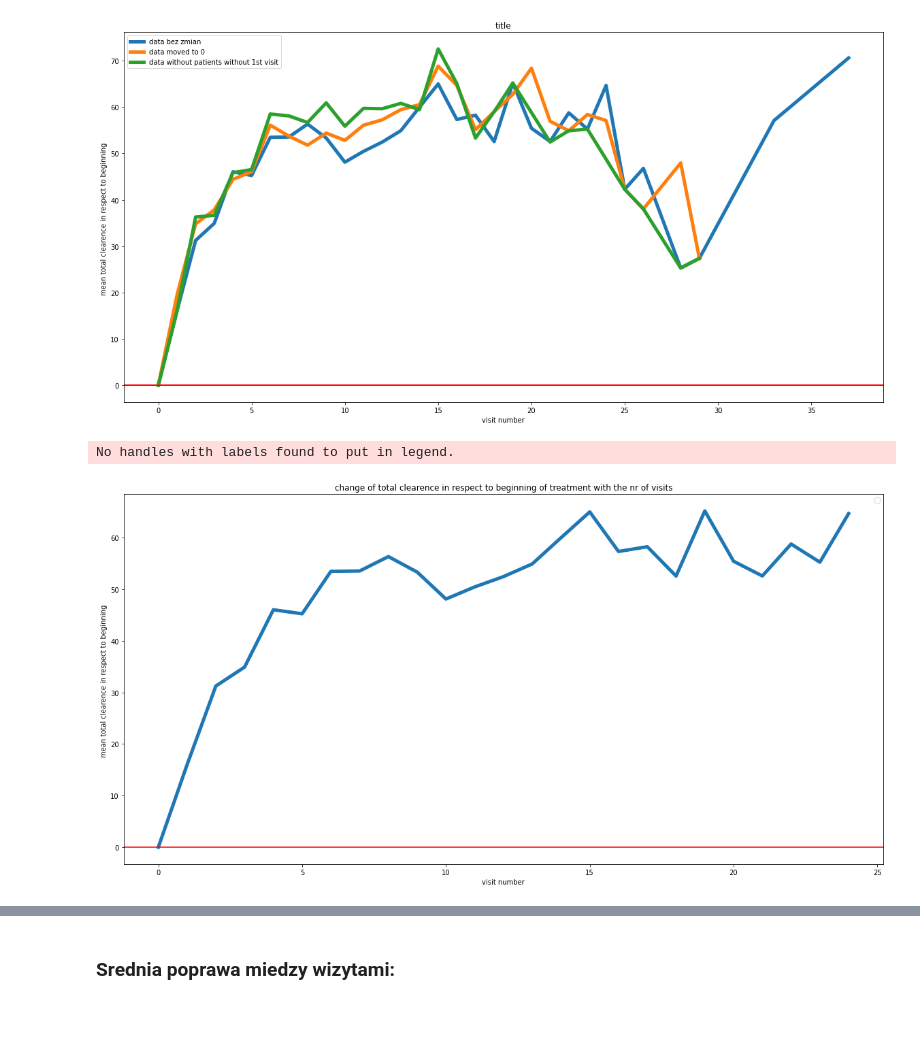
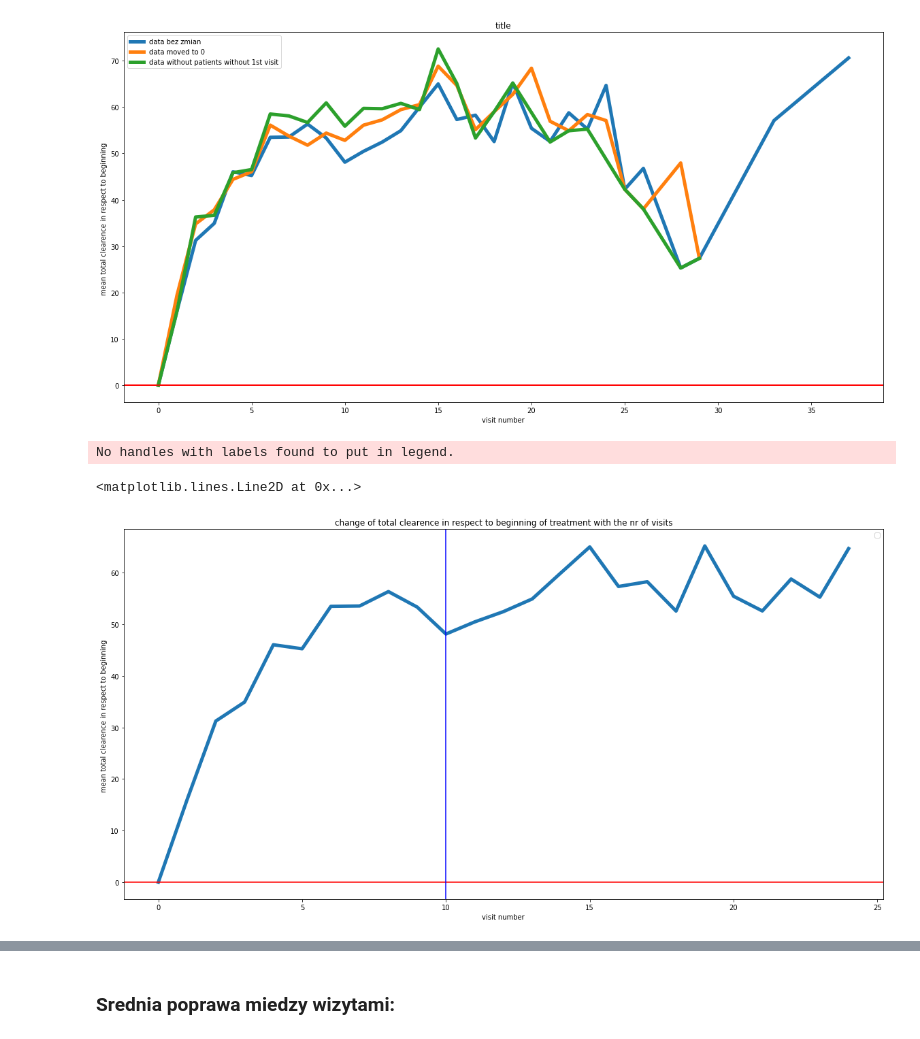
Before and after one commit to szczekulskij/long-term-analysis-of-pws, a Jupyter notebook: main.ipynb, the cells around one changed output, grey strips where cells are left out. Cells and saved outputs as stored; diff of their text form; code cells hidden in the pictures.

Commit message:
finish up 1st graph

```diff
--- a/main.ipynb
+++ b/main.ipynb
@@ -129,13 +129,11 @@ default time group has GROUPS defined as: [0, 90, 180, 270, 360]
 # %%
 plt.figure(figsize=(20,10))
 agg_column_graph(data, label = '', column = 'total_clearence_in_respect_to_beginning', title = 'change of total clearence in respect to beginning of treatment with the nr of visits', cut_last_x_visits = 24)
-
-# Plot x-aline!
-# Fix next graph!
-# plt.ahline(y=0, color='r', linestyle='-')
+plt.axvline(x=9, color='b', linestyle='-')
 # %% [output]
 No handles with labels found to put in legend.
+<matplotlib.lines.Line2D at 0x...>
-[figure, old version]
+[figure, new version]
 # %%
 plt.figure(figsize=(20,10))
 agg_column_graph(data, label = '', column = 'total_clearence_in_between_visits', title = 'change of total clearence in respect to previous visit with the nr of visits', cut_last_x_visits = 25)
```
Also changed, not shown: parts of 1 cell of this notebook, 1 other file.
